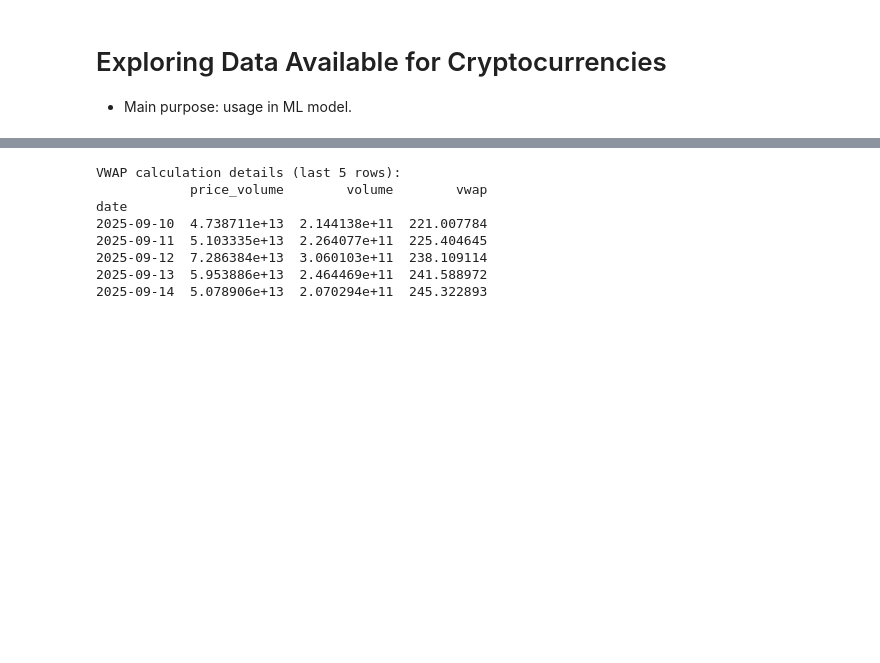
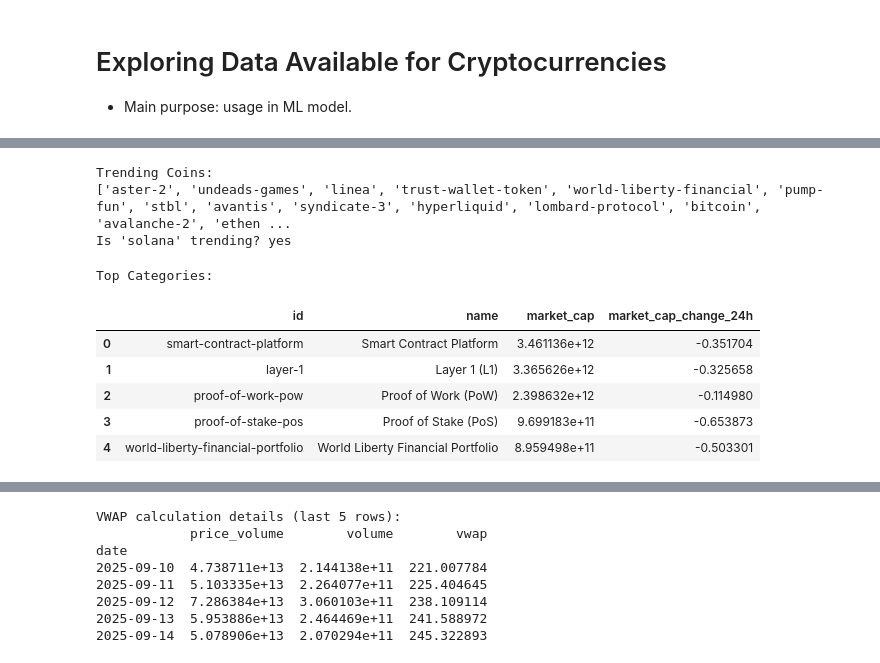
Before and after one commit to NeshSab/ml_cross_based_crypto_trading, a Jupyter notebook: strategy_definition_crypto/financial_data_geko.ipynb, the cells around one changed output, grey strips where cells are left out. Saved outputs shown, nothing was run; the diff lists cells and outputs as text; code cells hidden in the pictures; blank space fills up the shorter version.

```diff
--- a/strategy_definition_crypto/financial_data_geko.ipynb
+++ b/strategy_definition_crypto/financial_data_geko.ipynb
@@ -76,0 +81,19 @@ stars                                                                     11071
+# %%
+print("\nTrending Coins:")
+print(trending_coins)
+print(f"Is '{coin_id}' trending? {'yes' if is_trending else 'no'}")
+# %% [output]
+Trending Coins:
+['aster-2', 'undeads-games', 'linea', 'trust-wallet-token', 'world-liberty-financial', 'pump-fun', 'stbl', 'avantis', 'syndicate-3', 'hyperliquid', 'lombard-protocol', 'bitcoin', 'avalanche-2', 'ethen ...
+Is 'solana' trending? yes
+# %%
+print("\nTop Categories:")
+category_df.head()
+# %% [output]
+Top Categories:
+|  | id | name | market_cap | market_cap_change_24h |
+| 0 | smart-contract-platform | Smart Contract Platform | 3.461136e+12 | -0.351704 |
+| 1 | layer-1 | Layer 1 (L1) | 3.365626e+12 | -0.325658 |
+| 2 | proof-of-work-pow | Proof of Work (PoW) | 2.398632e+12 | -0.114980 |
+| 3 | proof-of-stake-pos | Proof of Stake (PoS) | 9.699183e+11 | -0.653873 |
+| 4 | world-liberty-financial-portfolio | World Liberty Financial Portfolio | 8.959498e+11 | -0.503301 |
```
Also changed, not shown: parts of 9 cells of this notebook.
